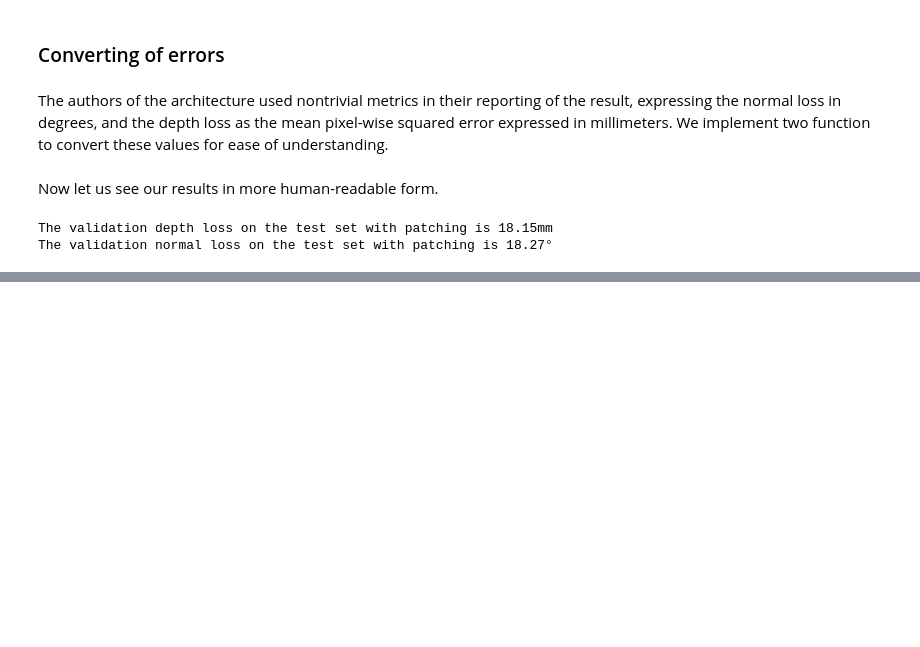
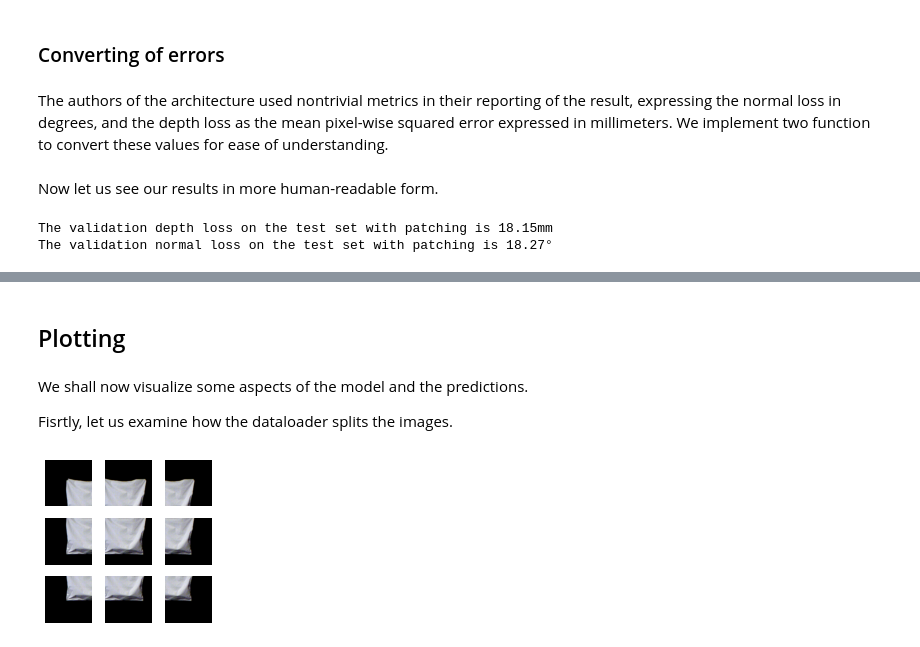
Before and after one commit to Atamarado/DLVR_3DReconstruction, a Jupyter notebook: Demo_notebook.ipynb, the cells around one changed output, grey strips where cells are left out. Cells and saved outputs as stored; diff of their text form; code cells hidden in the pictures; blank space fills up the shorter version.

Commit message:
Added plotting to demo

```diff
--- a/Demo_notebook.ipynb
+++ b/Demo_notebook.ipynb
@@ -289,0 +312,6 @@ The validation normal loss on the test set with patching is 18.27°
+# %% [markdown]
+## Plotting
+# %% [markdown]
+We shall now visualize some aspects of the model and the predictions.
+
+Fisrtly, let us examine how the dataloader splits the images.
@@ -289,0 +321,3 @@ The validation normal loss on the test set with patching is 18.27°
+# %%
+x, y = datagen.__getitem__(0, raw_depth=False)
+pred_depth, pred_normal = patchnet(x[:,:,:,:3])
@@ -289,0 +327,20 @@ The validation normal loss on the test set with patching is 18.27°
+# %%
+from matplotlib import gridspec
+
+instance = 0
+start_index = 9 * instance
+
+plt.figure(figsize = (3,3))
+gs = gridspec.GridSpec(3, 3)
+gs.update(wspace=0.25, hspace=0.25) # set the spacing between axes.
+
+for i in range(9):
+  ax1 = plt.subplot(gs[i])
+  # plt.subplot(330 + i + 1)
+  ax1.axis('off')
+  ax1.set_aspect('equal')
+  ax1.imshow(tf.cast(x[i + start_index, :, :, :3], dtype=tf.int32))
+
+plt.show()
+# %% [output]
+[figure, added]
```
Also changed, not shown: parts of 14 cells of this notebook.
